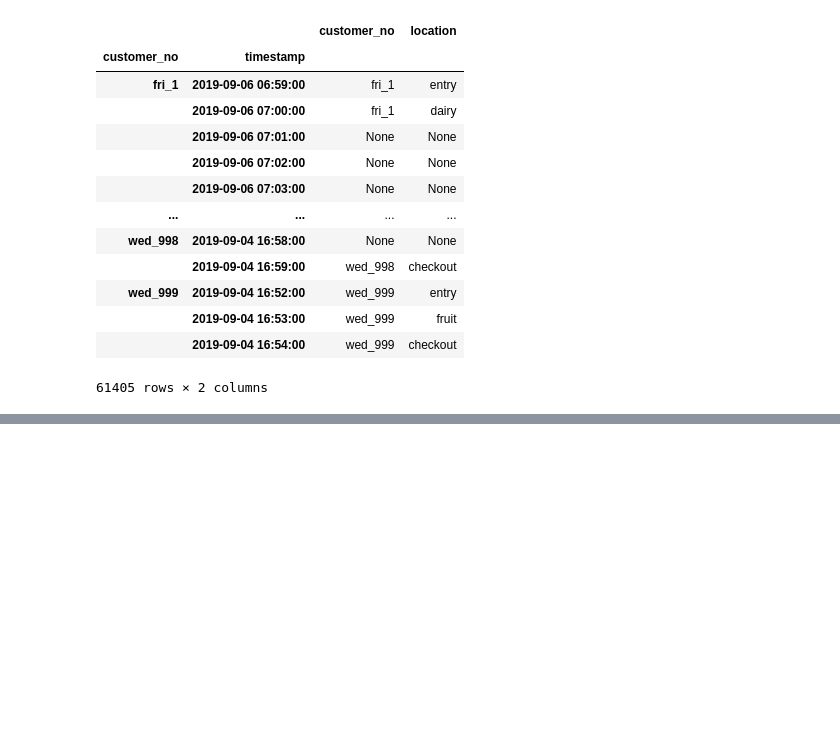
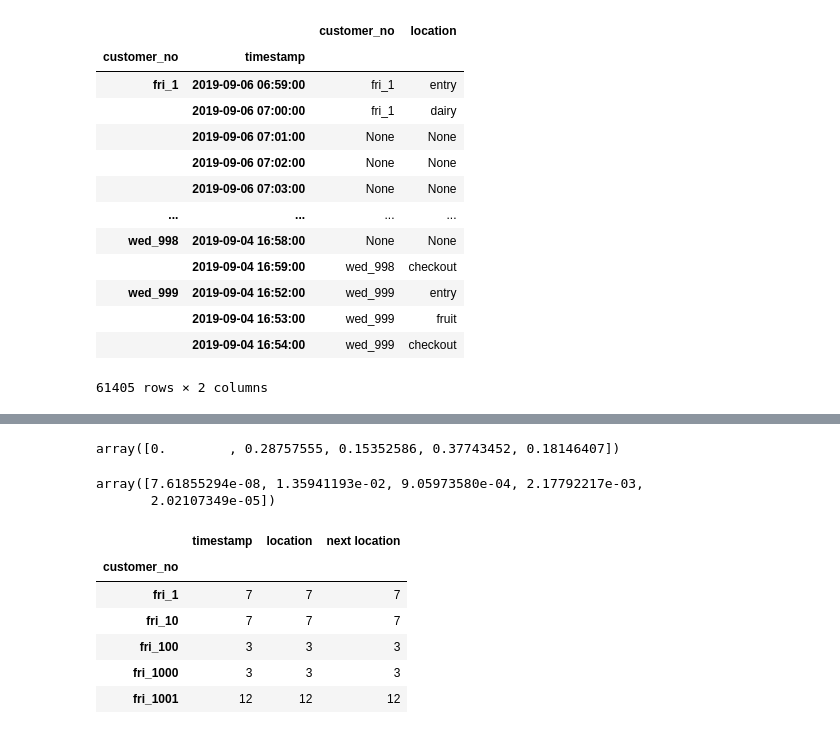
Before and after one commit to tnasc11/Martkov, a Jupyter notebook: Martkov - EDA.ipynb, the cells around one changed output, grey strips where cells are left out. Saved outputs shown, nothing was run; the diff lists cells and outputs as text; code cells hidden in the pictures; blank space fills up the shorter version.

```diff
--- a/Martkov - EDA.ipynb
+++ b/Martkov - EDA.ipynb
@@ -621,0 +601,24 @@ min_per_aisle_customer.plot();
+# %%
+initial_state_vector
+# %% [output]
+array([0.        , 0.28757555, 0.15352586, 0.37743452, 0.18146407])
+# %%
+#Stationary State probabilities
+#Jens will send solution soon
+np.dot(initial_state_vector, transition_matrix**10)
+# %% [output]
+array([7.61855294e-08, 1.35941193e-02, 9.05973580e-04, 2.17792217e-03,
+       2.02107349e-05])
+# %%
+### EDA
+# How long does each customer stay in the supermarket:
+
+weekb.groupby(['customer_no']).count().head()
+# %% [output]
+|  | timestamp | location | next location |
+| customer_no |  |  |  |
+| fri_1 | 7 | 7 | 7 |
+| fri_10 | 7 | 7 | 7 |
+| fri_100 | 3 | 3 | 3 |
+| fri_1000 | 3 | 3 | 3 |
+| fri_1001 | 12 | 12 | 12 |
```
Also changed, not shown: parts of 29 cells of this notebook.
